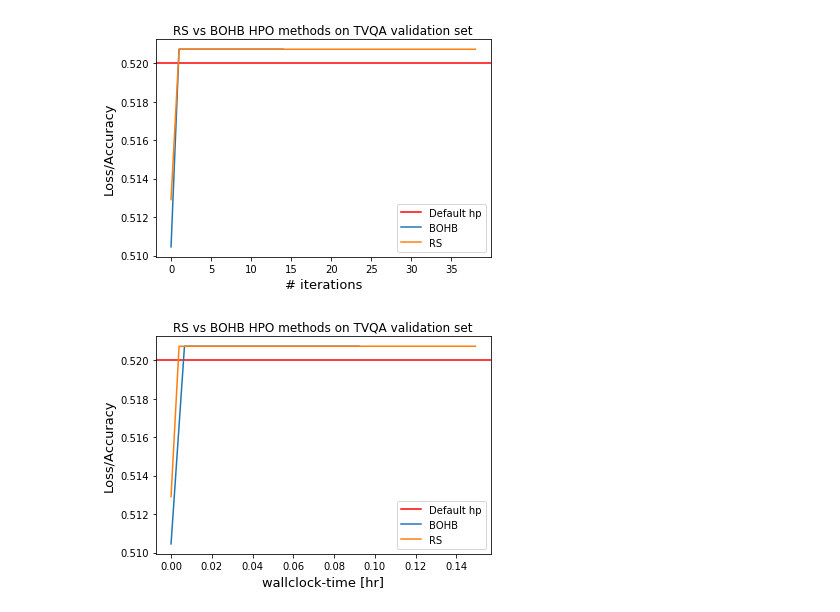
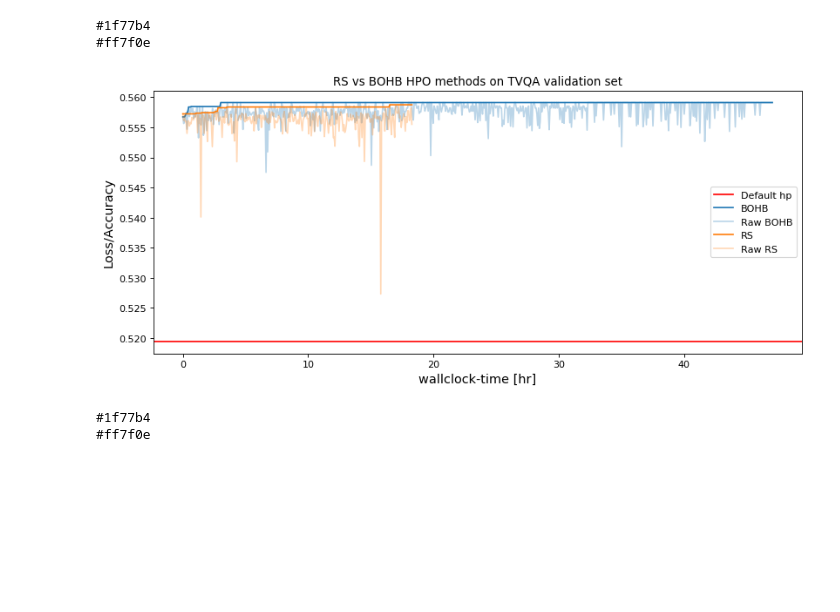
Before and after one commit to fj-morales/TVQA, a Jupyter notebook: HPO_analysis_intermediate.ipynb, the cells around one changed output. Saved outputs shown, nothing was run; the diff lists cells and outputs as text; code cells hidden in the pictures; blank space fills up the shorter version.

```diff
--- a/HPO_analysis_intermediate.ipynb
+++ b/HPO_analysis_intermediate.ipynb
@@ -39,9 +39,9 @@ def load_results(file):
                }
 #         return results
 # %%
-def plot_results(*plots, default=0, n=0, time_flag=False):
+def plot_results(*plots, default=0, n=0, n_lim=0, time_flag=False, raw_flag=False):
 
-    plt.figure()
+    plt.figure(num=None, figsize=(12, 5), dpi=80, facecolor='w', edgecolor='k')
     plt.clf()
 
     plt.title('RS vs BOHB HPO methods on ' + plots[0]['dataset'].upper() + ' validation set' )
@@ -50,10 +50,12 @@ def plot_results(*plots, default=0, n=0, time_flag=False):
 
     for plot_data in plots:
 
+        len_data = len(plot_data['loss_data'])
         pp = PdfPages(plot_data['dataset'] + '_hpo_curve.pdf')
         pp.savefig()
 #         y_results = [1 - min(plot_data['loss_data'][0:i+1]) for i,x in enumerate(plot_data['loss_data'])]
         y_results = [1 - min(plot_data['loss_data'][0:i+1]) for i,x in enumerate(plot_data['loss_data'])]
+        inverse_loss = [1 - x for x in plot_data['loss_data']]
 
         if time_flag:
             time_diff = plot_data['times'][-1]['finished'] - plot_data['times'][0]['submitted']
@@ -69,7 +71,13 @@ def plot_results(*plots, default=0, n=0, time_flag=False):
             plt.ylabel('Loss/Accuracy', fontsize = 13)
         else:
             plt.ylabel('Loss/MAP', fontsize = 13)
-        plt.plot(idx[n:], y_results[n:], label = plot_data['hpo_method'].upper())
+
+        p = plt.plot(idx[n:len_data-n_lim], y_results[n:len_data-n_lim], label = plot_data['hpo_method'].upper())
+
+        print(p[0].get_color())
+
+        if raw_flag:
+            plt.plot(idx[n:len_data-n_lim], inverse_loss[n:len_data-n_lim], label = 'Raw '+ plot_data['hpo_method'].upper(), color=p[0].get_color(), alpha=0.3)
 
 #     plt.plot([x/hour for x in incumbent_bohb['times_finished']], incumbent_bohb['losses'])
     pp.savefig()
@@ -91,23 +99,25 @@ tvqa_bohb_config = './workdir/hpo_results_bohb/configs.json'
 tvqa_rs_results = './workdir/hpo_results_rs/results.json'
 tvqa_rs_config = './workdir/hpo_results_rs/configs.json'
 # %%
-
-
-tvqa_bohb_results = './workdir/hpo_results_bohb_1573569700/results.json'
-tvqa_bohb_config = './workdir/hpo_results_bohb_1573569700/configs.json'
-tvqa_rs_results = './workdir/hpo_results_rs_1573569495/results.json'
-tvqa_rs_config = './workdir/hpo_results_rs_1573569495/configs.json'
+tvqa_bohb_results = './workdir/hpo_results_bohb_1573570289/results.json'
+tvqa_bohb_config = './workdir/hpo_results_bohb_1573570289/configs.json'
+tvqa_rs_results = './workdir/hpo_results_rs_1573570296/results.json'
+tvqa_rs_config = './workdir/hpo_results_rs_1573570296/configs.json'
 # %%
 tvqa_bohb_results = load_results(tvqa_bohb_results)
 tvqa_rs_results = load_results(tvqa_rs_results)
 # %%
-plot_results(tvqa_bohb_results, tvqa_rs_results, default=0.52, n=0, time_flag=False)
+plot_results(tvqa_bohb_results, tvqa_rs_results, default=0.51942, n=0, n_lim=0, time_flag=True, raw_flag=True)
 # %% [output]
+#1f77b4
+#ff7f0e
-[figure, old version]
+[figure, new version]
 # %%
-plot_results(tvqa_bohb_results, tvqa_rs_results, default=0.52, n=0, time_flag=True)
+plot_results(tvqa_bohb_results, tvqa_rs_results, default=0.51942, n=0, time_flag=True, raw_flag=True)
+# plot_results(tvqa_bohb_results, default=00.55, n=0, time_flag=True, raw_flag=True)
 # %% [output]
-[figure, removed]
+#1f77b4
+#ff7f0e
 # %%
 now = datetime.now()
 timestamp = datetime.timestamp(now)
```
Also changed, not shown: parts of 3 cells of this notebook, 3 other files.
